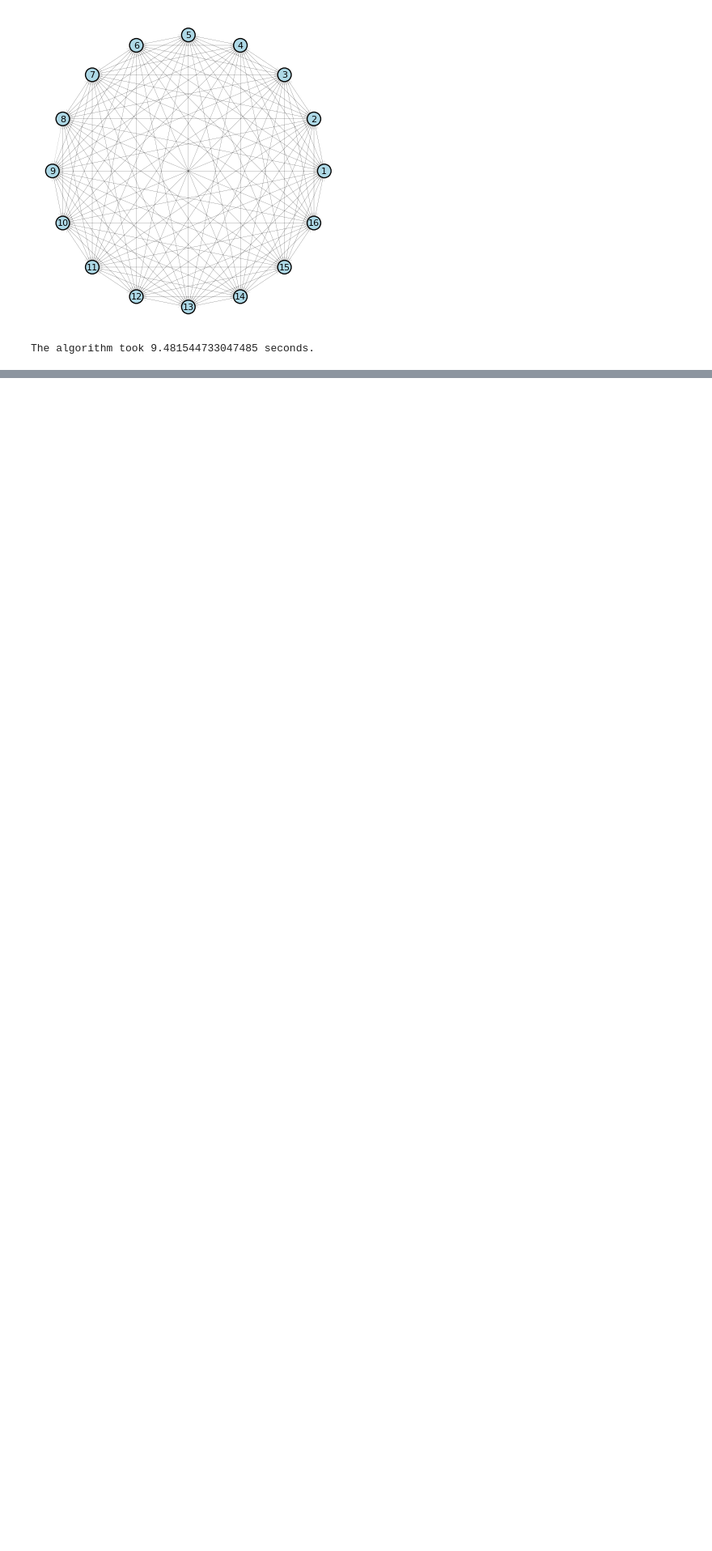
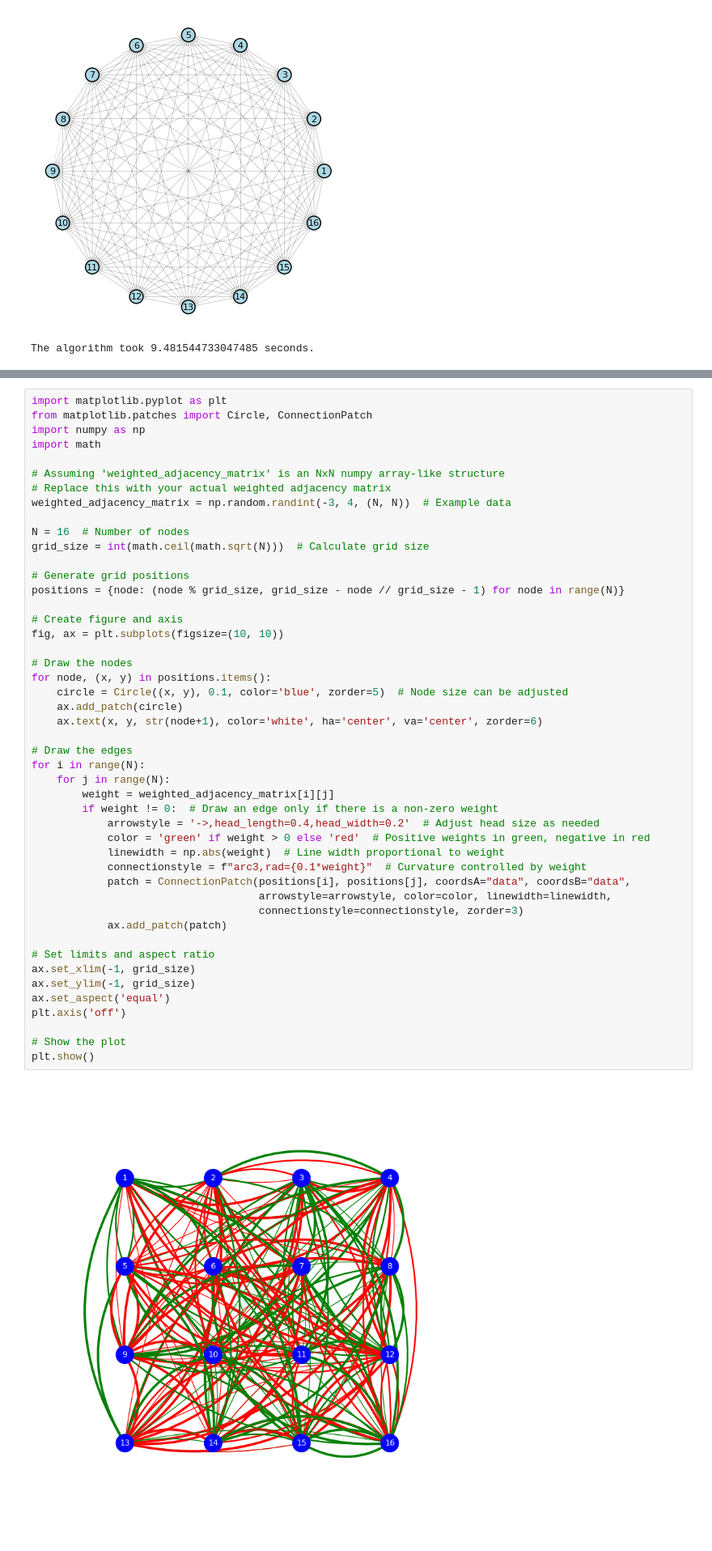
Before and after one commit to mauro-vb/graph-visualization-project, a Jupyter notebook: step1.ipynb, the cells around one changed output, grey strips where cells are left out. Shown at 81% size. Drawn from its saved outputs; the diff is of its cells as text; blank space fills up the shorter version.

```diff
--- a/step1.ipynb
+++ b/step1.ipynb
@@ -140,0 +304,49 @@ The algorithm took 9.481544733047485 seconds.
+# %%
+import matplotlib.pyplot as plt
+from matplotlib.patches import Circle, ConnectionPatch
+import numpy as np
+import math
+
+# Assuming 'weighted_adjacency_matrix' is an NxN numpy array-like structure
+# Replace this with your actual weighted adjacency matrix
+weighted_adjacency_matrix = np.random.randint(-3, 4, (N, N))  # Example data
+
+N = 16  # Number of nodes
+grid_size = int(math.ceil(math.sqrt(N)))  # Calculate grid size
+
+# Generate grid positions
+positions = {node: (node % grid_size, grid_size - node // grid_size - 1) for node in range(N)}
+
+# Create figure and axis
+fig, ax = plt.subplots(figsize=(10, 10))
+
+# Draw the nodes
+for node, (x, y) in positions.items():
+    circle = Circle((x, y), 0.1, color='blue', zorder=5)  # Node size can be adjusted
+    ax.add_patch(circle)
+    ax.text(x, y, str(node+1), color='white', ha='center', va='center', zorder=6)
+
+# Draw the edges
+for i in range(N):
+    for j in range(N):
+        weight = weighted_adjacency_matrix[i][j]
+        if weight != 0:  # Draw an edge only if there is a non-zero weight
+            arrowstyle = '->,head_length=0.4,head_width=0.2'  # Adjust head size as needed
+            color = 'green' if weight > 0 else 'red'  # Positive weights in green, negative in red
+            linewidth = np.abs(weight)  # Line width proportional to weight
+            connectionstyle = f"arc3,rad={0.1*weight}"  # Curvature controlled by weight
+            patch = ConnectionPatch(positions[i], positions[j], coordsA="data", coordsB="data",
+                                    arrowstyle=arrowstyle, color=color, linewidth=linewidth,
+                                    connectionstyle=connectionstyle, zorder=3)
+            ax.add_patch(patch)
+
+# Set limits and aspect ratio
+ax.set_xlim(-1, grid_size)
+ax.set_ylim(-1, grid_size)
+ax.set_aspect('equal')
+plt.axis('off')
+
+# Show the plot
+plt.show()
+# %% [output]
+[figure, added]
```
Also changed, not shown: parts of 5 cells of this notebook, 3 other files.
